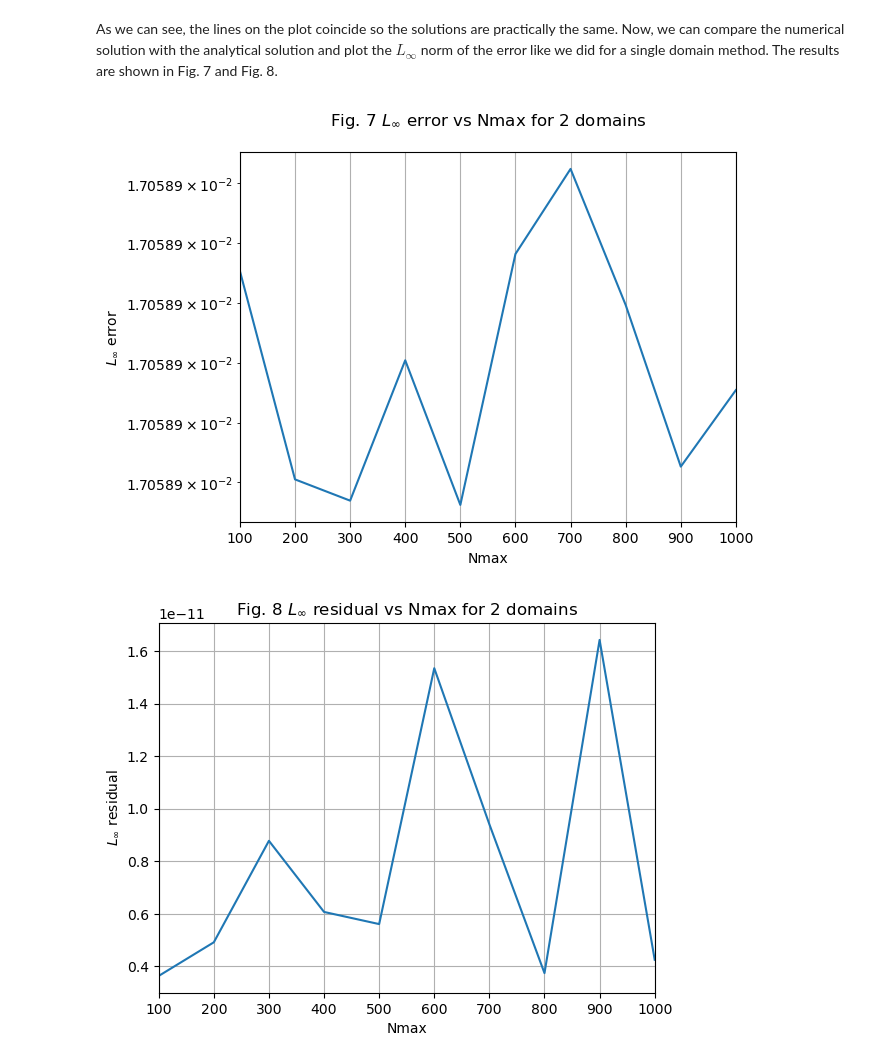
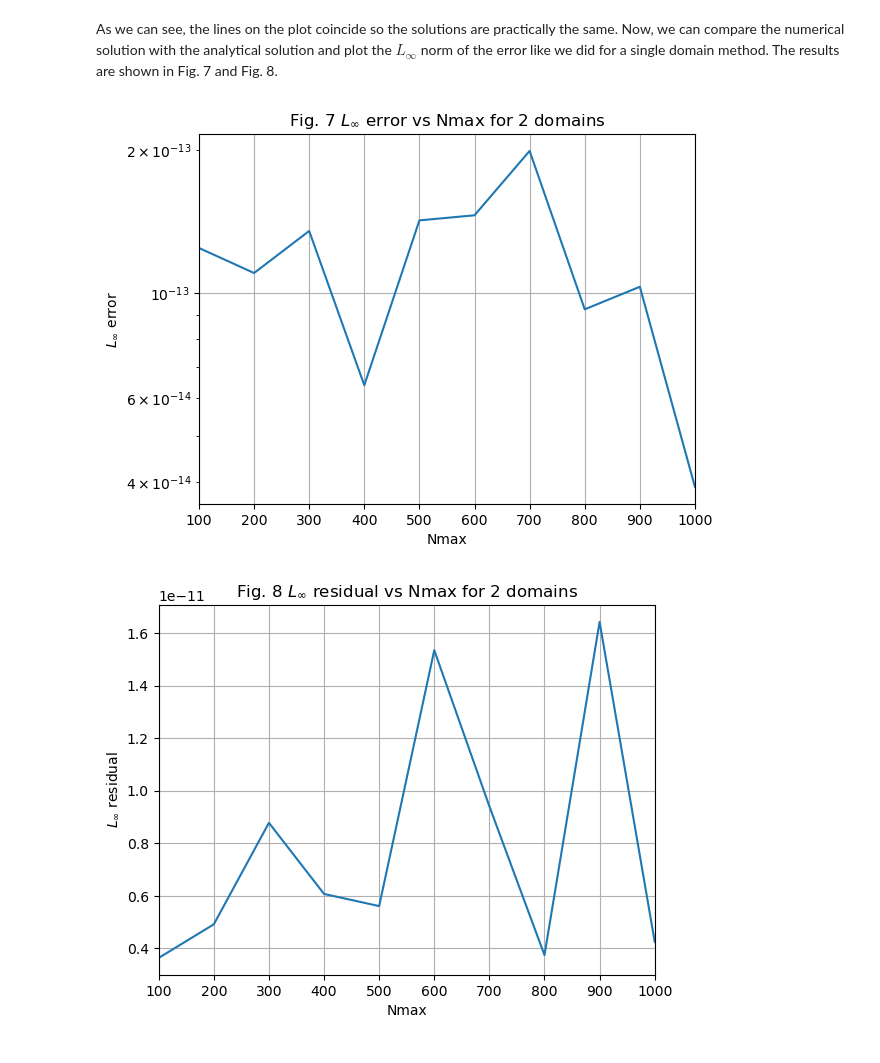
Before and after one commit to askoldvilkha/CompMethods_Astro23, a Jupyter notebook: HW5/hw5_VilkhaPaulBinu.ipynb, the cells around one changed output. Cells and saved outputs as stored; diff of their text form; code cells hidden in the pictures.

```diff
--- a/HW5/hw5_VilkhaPaulBinu.ipynb
+++ b/HW5/hw5_VilkhaPaulBinu.ipynb
@@ -277,6 +283,6 @@ This has to be zero, thus we know the difference between $C_1$ (`sol_1`) and $C_
 # %%
-sol_1_func = lambdify(r_sym, sol_1.rhs.subs(C1, 10 * np.pi))
-sol_2_func = lambdify(r_sym, sol_2.rhs.subs({C1: - 44 * np.pi / np.power(np.e, 9), C2: 10 * np.pi + 34 /3 * np.pi + 44 * np.pi / np.power(np.e, 9)}))
+sol_1_func = lambdify(r_sym, sol_1.rhs.subs(C1, 10 * np.pi - 44 * np.pi / np.power(np.e, 9)))
+sol_2_func = lambdify(r_sym, sol_2.rhs.subs({C1: - 44 * np.pi / np.power(np.e, 9), C2: 64 * np.pi / 3}))
 # %%
 r_test_1 = np.linspace(0, 1, 100)
 plt.plot(r_test_1,  sol_1_func(r_test_1), label = r'Analytical solution for $\rho = 1$')
@@ -541,12 +549,12 @@ for i in range(len(N_points_test)):
 # %%
 plt.plot(N_points_test, L_inf_2dom_test)
 plt.xlabel('Nmax'); plt.ylabel(r'$L_{\infty}$ error')
 plt.xlim(100, 1000)
 plt.xticks(N_points_test); plt.grid(True)
 plt.yscale('log')
-plt.title('Fig. 7 $L_{\infty}$ error vs Nmax for 2 domains', y = 1.05);
+plt.title('Fig. 7 $L_{\infty}$ error vs Nmax for 2 domains');
 # %% [output]
-[figure, old version]
+[figure, new version]
 # %%
 plt.plot(N_points_test, L_inf_resid_2dom_test)
 plt.xlabel('Nmax'); plt.ylabel(r'$L_{\infty}$ residual')
```
Also changed, not shown: parts of 9 cells of this notebook.
